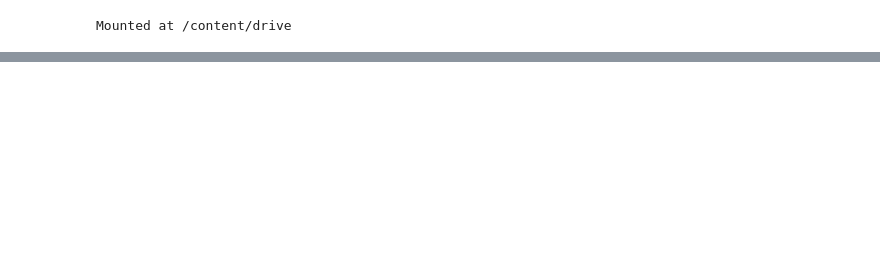
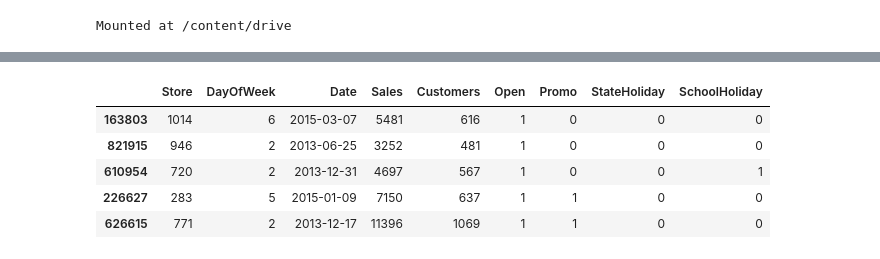
Before and after one commit to akashsinghsharma/Retail-Sales-Prediction, a Jupyter notebook: Retail_Sales_prediction.ipynb, the cells around one changed output, grey strips where cells are left out. Cells and saved outputs as stored; diff of their text form; code cells hidden in the pictures; blank space fills up the shorter version.

```diff
--- a/Retail_Sales_prediction.ipynb
+++ b/Retail_Sales_prediction.ipynb
@@ -211,0 +31,6 @@ Merging both dataframe now.
+# %%
+store = pd.read_csv('/content/drive/MyDrive/Random data/Sales Prediction/store.csv')
+train = pd.read_csv('/content/drive/MyDrive/Random data/Sales Prediction/train.csv')
+test = pd.read_csv('/content/drive/MyDrive/Random data/Sales Prediction/test.csv')
+
+store.shape , train.shape , test.shape
@@ -211,0 +51,9 @@ Merging both dataframe now.
+# %%
+train.sample(5)
+# %% [output]
+|  | Store | DayOfWeek | Date | Sales | Customers | Open | Promo | StateHoliday | SchoolHoliday |
+| 163803 | 1014 | 6 | 2015-03-07 | 5481 | 616 | 1 | 0 | 0 | 0 |
+| 821915 | 946 | 2 | 2013-06-25 | 3252 | 481 | 1 | 0 | 0 | 0 |
+| 610954 | 720 | 2 | 2013-12-31 | 4697 | 567 | 1 | 0 | 0 | 1 |
+| 226627 | 283 | 5 | 2015-01-09 | 7150 | 637 | 1 | 1 | 0 | 0 |
+| 626615 | 771 | 2 | 2013-12-17 | 11396 | 1069 | 1 | 1 | 0 | 0 |
```
Also changed, not shown: parts of 26 cells of this notebook.
